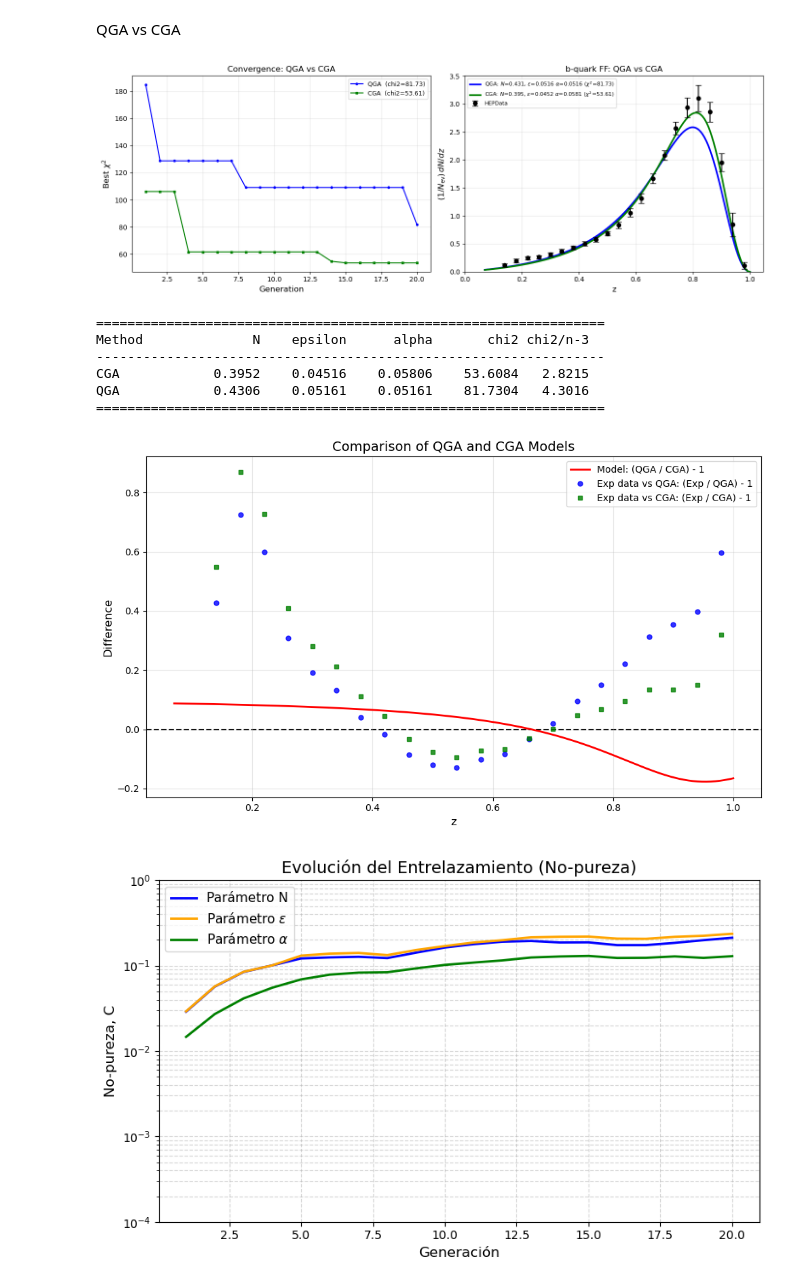
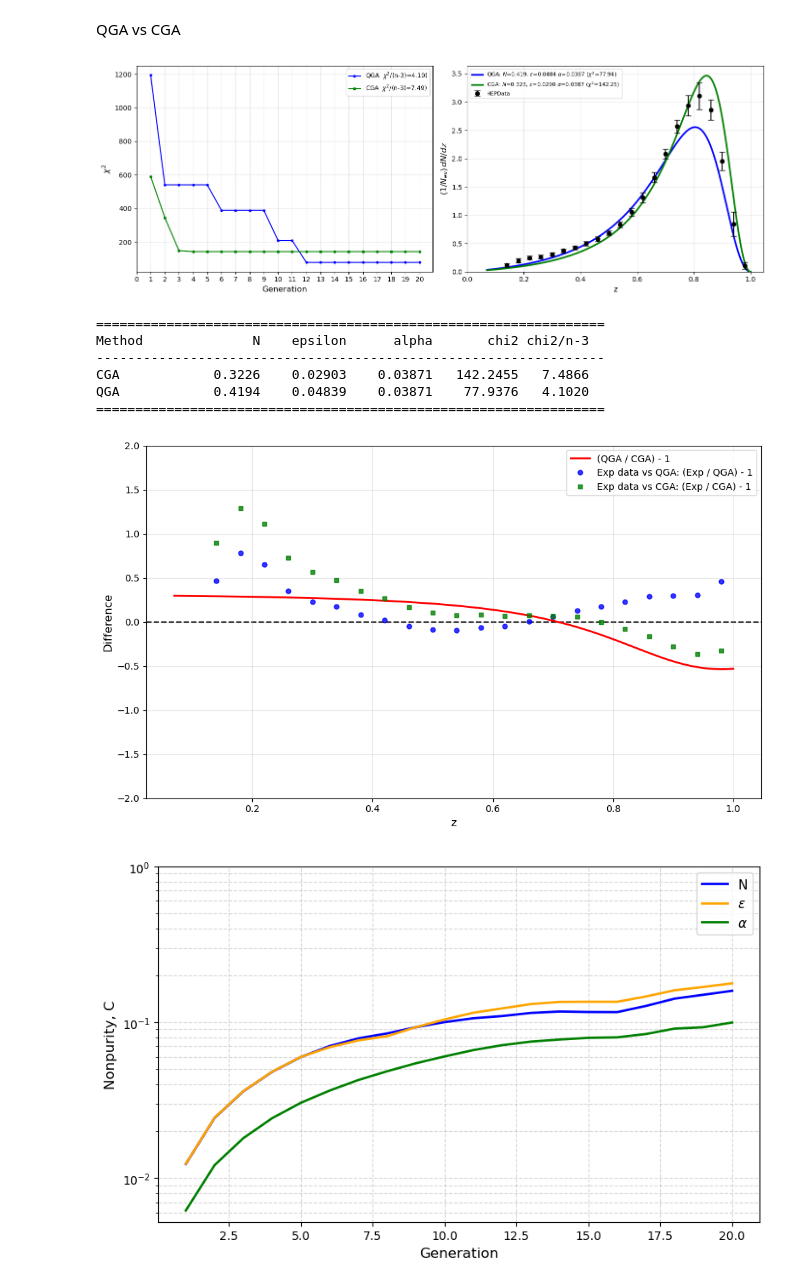
Before and after one commit to FranPG-codes/Quantum-Genetic-Algorithm-for-BSM-sampling, a Jupyter notebook: QGA_For_BSM_Sampling/QGA_For_BSM_Sampling(Peterson2param).ipynb, the cells around one changed output. Drawn from its saved outputs; the diff is of its cells as text; code cells hidden in the pictures.

```diff
--- a/QGA_For_BSM_Sampling/QGA_For_BSM_Sampling(Peterson2param).ipynb
+++ b/QGA_For_BSM_Sampling/QGA_For_BSM_Sampling(Peterson2param).ipynb
@@ -166,7 +225,7 @@ def get_backend():
 # %% [markdown]
 Quantum operators
 # %%
-K_ENTANGLED = 3
+K_ENTANGLED = 5
 def initialize_chromosome(num_qubits):
     qc = QuantumCircuit(num_qubits)
     qc.h(range(num_qubits))
@@ -321,7 +380,7 @@ def run_qga(generations=50, population_size=21,
             stagnation_counter += 1
 
         if stagnation_counter >= 4:
-            current_rot_angle *= 0.8
+            current_rot_angle *= 1
             current_mut_rate = min(0.30, current_mut_rate * 1.25)
 
             print(f" [!] Stagnation. Adjusting parameters -> Angle: {current_rot_angle:.4f}, Mutation: {current_mut_rate:.4f}")
@@ -354,7 +413,7 @@ def run_qga(generations=50, population_size=21,
 best_chi2, best_theta, pop, history, best_binary, historial_C_N, historial_C_epsilon, historial_C_alpha = run_qga(
     generations = 20,
     population_size = 10,
-    rotation_angle = 0.1,
+    rotation_angle = 0.05,
     mutation_rate = 0.15
 )
 # %% [output]
@@ -518,20 +577,20 @@ Final cirquit
 # %% [markdown]
 QGA vs CGA
 # %%
-
+n_pts = len(z_data)
 fig, axes = plt.subplots(1, 2, figsize=(14, 5))
-
 gen_axis_qga = np.arange(1, len(history)     + 1)
 gen_axis_cga = np.arange(1, len(cga_history) + 1)
 
 axes[0].plot(gen_axis_qga, history,     'b-o', markersize=3, lw=1.5,
-             label=f'QGA  (chi2={best_chi2:.2f})')
+             label=f'QGA  $\chi^2$/(n-3)={best_chi2/(n_pts-3):.2f})')
 axes[0].plot(gen_axis_cga, cga_history, 'g-s', markersize=3, lw=1.5,
-             label=f'CGA  (chi2={cga_chi2:.2f})')
+             label=f'CGA  $\chi^2$/(n-3)={cga_chi2/(n_pts-3):.2f})')
 
 axes[0].set_xlabel('Generation', fontsize=12)
-axes[0].set_ylabel(r'Best $\chi^2$', fontsize=12)
-axes[0].set_title('Convergence: QGA vs CGA')
+axes[0].set_ylabel(r'$\chi^2$', fontsize=12)
+valores_x = [0,1,2,3,4,5,6,7,8,9,10,11,12,13,14,15,16,17,18,19,20]
+axes[0].set_xticks(valores_x)
 axes[0].legend(fontsize=9)
 axes[0].grid(True, alpha=0.3)
 
@@ -555,10 +614,10 @@ axes[1].plot(z_fine, f_cga_, 'g-',  lw=2.5,
 
 axes[1].set_xlabel('z', fontsize=12)
 axes[1].set_ylabel(r'$(1/N_{\rm ev})\,dN/dz$', fontsize=12)
-axes[1].set_title('b-quark FF: QGA vs CGA')
 axes[1].legend(fontsize=8)
 axes[1].set_xlim(left=0); axes[1].set_ylim(bottom=0)
 axes[1].grid(True, alpha=0.3)
+
 
 plt.tight_layout()
 plt.show()
@@ -567,19 +626,19 @@ plt.show()
 print("\n" + "=" * 65)
 print(f"{'Method':<12} {'N':>8} {'epsilon':>10} {'alpha':>10} {'chi2':>10} {'chi2/n-3':>8}")
 print("-" * 65)
-n_pts = len(z_data)
+
 for label, th, chi2 in [
         ('CGA',       cga_theta,  cga_chi2),
         ('QGA',       best_theta, best_chi2)]:
     print(f"{label:<12} {th[0]:>8.4f} {th[1]:>10.5f} {th[2]:>10.5f} {chi2:>10.4f} {chi2/(n_pts-3):>8.4f}")
 print("=" * 65)
 # %% [output]
-[figure, old version]
+[figure, new version]
 =================================================================
 Method              N    epsilon      alpha       chi2 chi2/n-3
 -----------------------------------------------------------------
-CGA            0.3952    0.04516    0.05806    53.6084   2.8215
-QGA            0.4306    0.05161    0.05161    81.7304   4.3016
+CGA            0.3226    0.02903    0.03871   142.2455   7.4866
+QGA            0.4194    0.04839    0.03871    77.9376   4.1020
 =================================================================
 # %%
 z_fine = np.linspace(Z_MIN, Z_MAX, 500)
@@ -598,7 +657,7 @@ plt.figure(figsize=(10, 6))
 
 plt.axhline(0, color='black', linestyle='--', lw=1.5, zorder=1)
 
-plt.plot(z_fine, ratio_models, 'r-', lw=2, label='Model: (QGA / CGA) - 1', zorder=2)
+plt.plot(z_fine, ratio_models, 'r-', lw=2, label='(QGA / CGA) - 1', zorder=2)
 
 plt.plot(z_data, res_qga, 'bo', markersize=5, alpha=0.8,
          label='Exp data vs QGA: (Exp / QGA) - 1', zorder=3)
@@ -607,34 +666,34 @@ plt.plot(z_data, res_cga, 'gs', markersize=5, alpha=0.8,
          label='Exp data vs CGA: (Exp / CGA) - 1', zorder=4)
 
 plt.xlabel('z', fontsize=12)
+val_y = [2,1.5,1,0.5,0,-0.5,-1,-1.5,-2]
+plt.yticks(val_y)
 plt.ylabel('Difference', fontsize=12)
-plt.title('Comparison of QGA and CGA Models', fontsize=14)
 plt.legend(fontsize=10)
 plt.grid(True, alpha=0.3)
 
 plt.tight_layout()
 plt.show()
 # %% [output]
-[figure, old version]
+[figure, new version]
 # %%
 plt.figure(figsize=(8, 5))
 
 generaciones_eje_x = range(1, len(historial_C_N) + 1)
 
-plt.plot(generaciones_eje_x, historial_C_N, label='Parámetro N', color='blue', lw=2)
-plt.plot(generaciones_eje_x, historial_C_epsilon, label=r'Parámetro $\epsilon$', color='orange', lw=2)
-plt.plot(generaciones_eje_x, historial_C_alpha, label=r'Parámetro $\alpha$', color='green', lw=2)
+plt.plot(generaciones_eje_x, historial_C_N, label='N', color='blue', lw=2)
+plt.plot(generaciones_eje_x, historial_C_epsilon, label=r'$\epsilon$', color='orange', lw=2)
+plt.plot(generaciones_eje_x, historial_C_alpha, label=r'$\alpha$', color='green', lw=2)
 
 plt.yscale('log')
-valores_y = [10**0, 10**-1, 10**-2, 10**-3, 10**-4]
+valores_y = [10**0, 10**-1, 10**-2]
 plt.yticks(valores_y)
-plt.xlabel('Generación', fontsize=12)
-plt.ylabel('No-pureza, C', fontsize=12)
-plt.title('Evolución del Entrelazamiento (No-pureza)', fontsize=14)
+plt.xlabel('Generation', fontsize=12)
+plt.ylabel('Nonpurity, C', fontsize=12)
 plt.grid(True, which="both", ls="--", alpha=0.5)
 plt.legend(fontsize=11)
 
 plt.tight_layout()
 plt.show()
 # %% [output]
-[figure, old version]
+[figure, new version]
```
Also changed, not shown: parts of 4 cells of this notebook, 4 other files.
